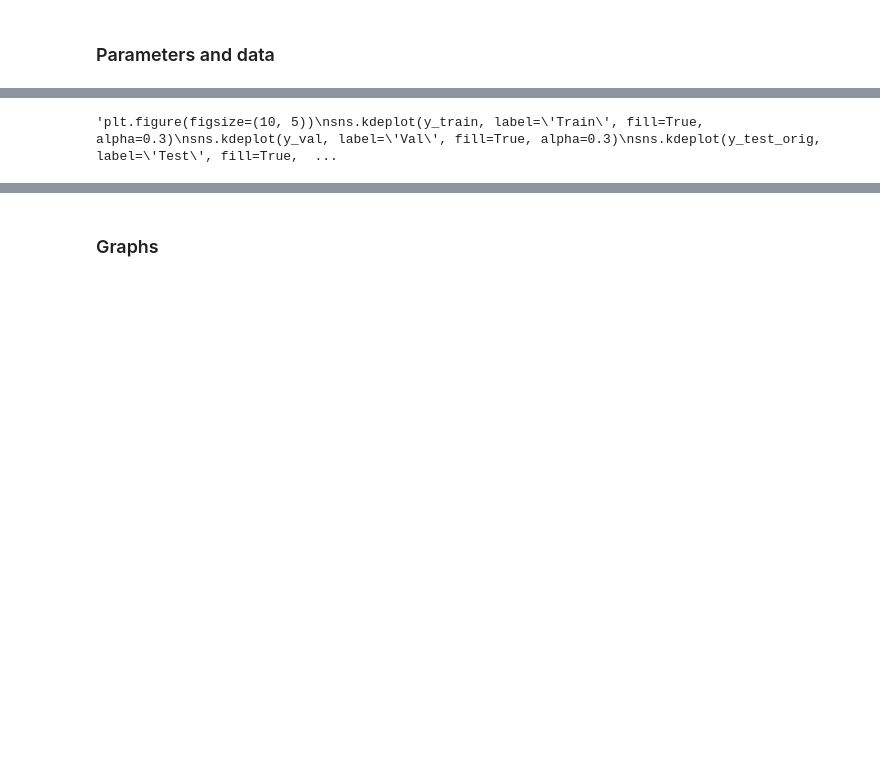
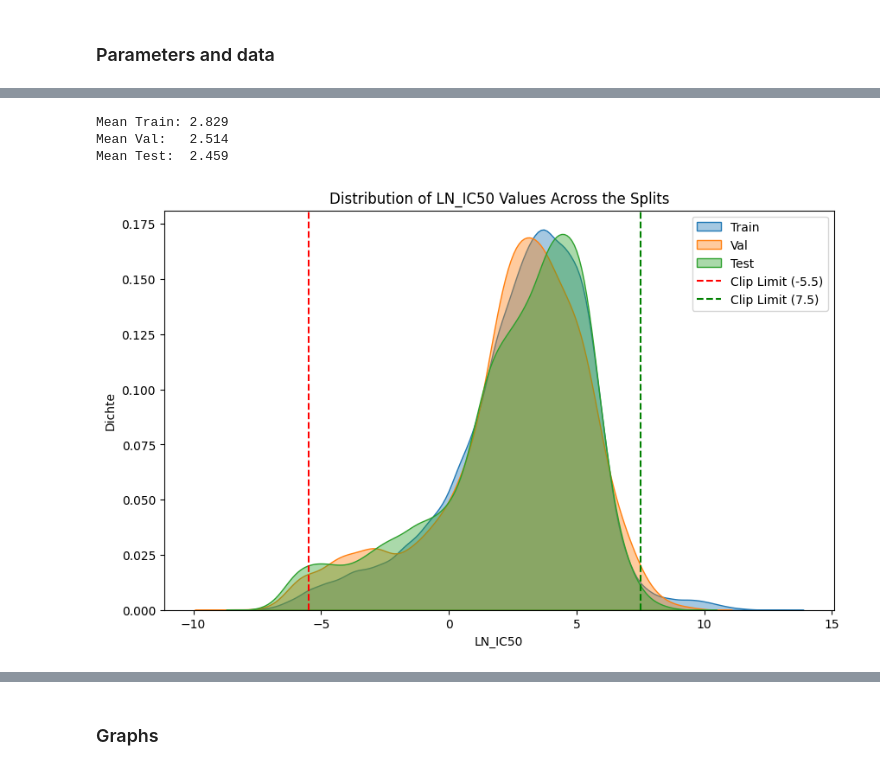
Before and after one commit to s-juross/masterthesis, a Jupyter notebook: gpu/error_analysis_attention.ipynb, the cells around one changed output, grey strips where cells are left out. Cells and saved outputs as stored; diff of their text form; code cells hidden in the pictures; blank space fills up the shorter version.

```diff
--- a/gpu/error_analysis_attention.ipynb
+++ b/gpu/error_analysis_attention.ipynb
@@ -704,14 +740,26 @@ Prepare datasets and splits...
 # %%
-'''plt.figure(figsize=(10, 5))
-sns.kdeplot(y_train, label='Train', fill=True, alpha=0.3)
-sns.kdeplot(y_val, label='Val', fill=True, alpha=0.3)
-sns.kdeplot(y_test_orig, label='Test', fill=True, alpha=0.3)
+y_train_check = y_flat[idx_train]
+y_val_check = y_flat[idx_val]
+y_test_check = y_flat[idx_test]
+
+print(f"Mean Train: {y_train_check.mean():.3f}")
+print(f"Mean Val:   {y_val_check.mean():.3f}")
+print(f"Mean Test:  {y_test_check.mean():.3f}")
+
+data_to_plot = {'Train': y_train_check, 'Val': y_val_check, 'Test': y_test_check}
+
+plt.figure(figsize=(10, 6))
+for label, data in data_to_plot.items():
+    sns.kdeplot(data, label=label, fill=True, alpha=0.4)
 plt.axvline(x=-5.5, color='red', linestyle='--', label='Clip Limit (-5.5)')
 plt.axvline(x=7.5, color='green', linestyle='--', label='Clip Limit (7.5)')
-plt.title("Verteilung der LN_IC50 Werte in den Splits")
-plt.xlabel("LN_IC50")
-plt.ylabel("Dichte")
+plt.title('Distribution of LN_IC50 Values Across the Splits')
+plt.xlabel('LN_IC50')
+plt.ylabel('Dichte')
 plt.legend()
-plt.show()'''
+plt.show()
 # %% [output]
-'plt.figure(figsize=(10, 5))\nsns.kdeplot(y_train, label=\'Train\', fill=True, alpha=0.3)\nsns.kdeplot(y_val, label=\'Val\', fill=True, alpha=0.3)\nsns.kdeplot(y_test_orig, label=\'Test\', fill=True,  ...
+Mean Train: 2.829
+Mean Val:   2.514
+Mean Test:  2.459
+[figure, added]
```
Also changed, not shown: parts of 16 cells of this notebook.
